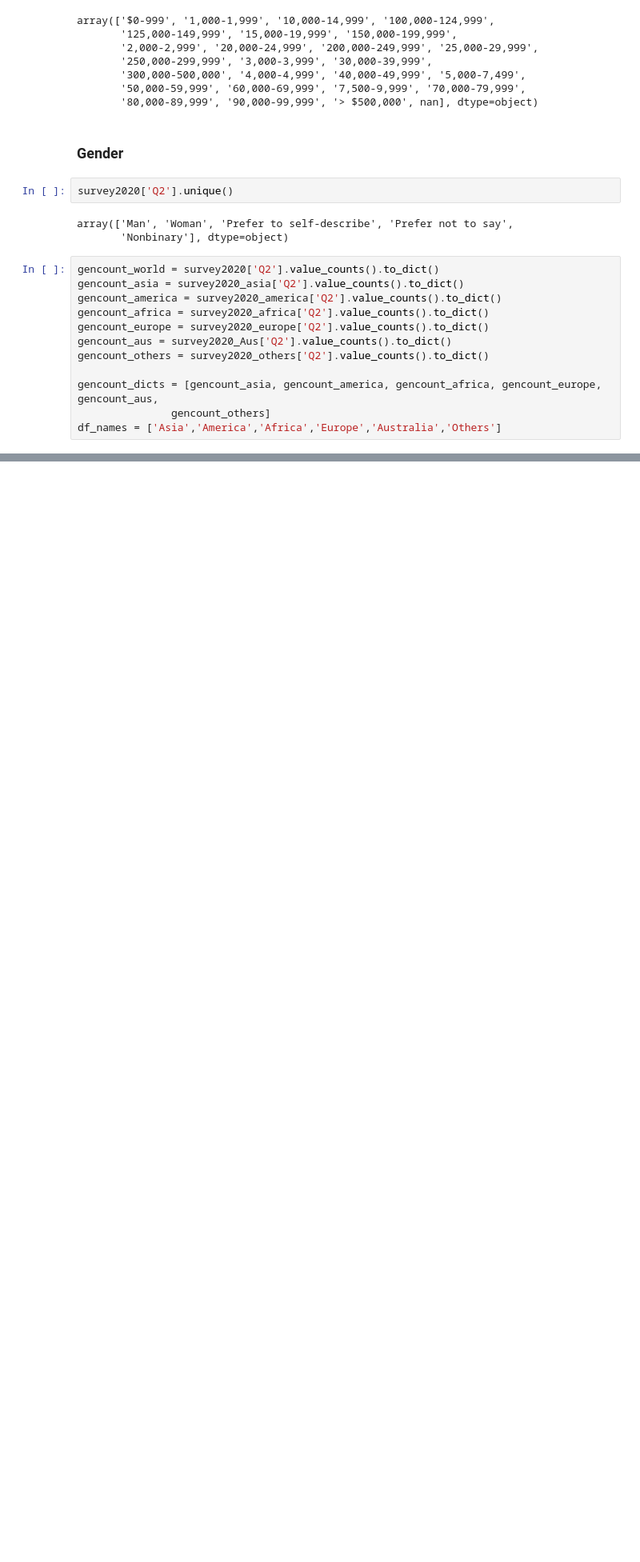
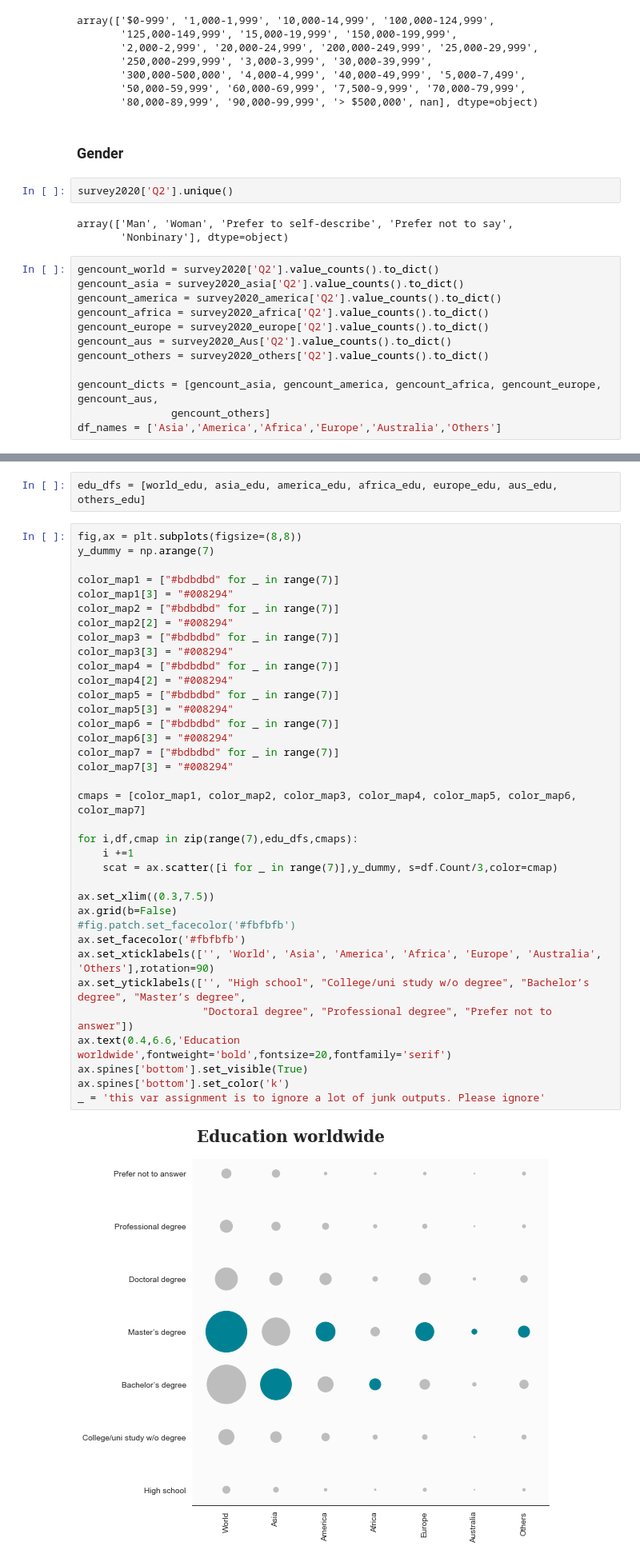
Before and after one commit to anoopm031/kaggle_repo, a Jupyter notebook: Kaggle survey 2020 EDA.ipynb, the cells around one changed output, grey strips where cells are left out. Shown: that part at 80% size. Drawn from its saved outputs; the diff is of its cells as text; blank space fills up the shorter version.

```diff
--- a/Kaggle survey 2020 EDA.ipynb
+++ b/Kaggle survey 2020 EDA.ipynb
@@ -421,0 +462,40 @@ for countdict, title, ax in zip(gencount_dicts,df_names,ax_list):
+# %%
+edu_dfs = [world_edu, asia_edu, america_edu, africa_edu, europe_edu, aus_edu, others_edu]
+# %%
+fig,ax = plt.subplots(figsize=(8,8))
+y_dummy = np.arange(7)
+
+color_map1 = ["#bdbdbd" for _ in range(7)]
+color_map1[3] = "#008294"
+color_map2 = ["#bdbdbd" for _ in range(7)]
+color_map2[2] = "#008294"
+color_map3 = ["#bdbdbd" for _ in range(7)]
+color_map3[3] = "#008294"
+color_map4 = ["#bdbdbd" for _ in range(7)]
+color_map4[2] = "#008294"
+color_map5 = ["#bdbdbd" for _ in range(7)]
+color_map5[3] = "#008294"
+color_map6 = ["#bdbdbd" for _ in range(7)]
+color_map6[3] = "#008294"
+color_map7 = ["#bdbdbd" for _ in range(7)]
+color_map7[3] = "#008294"
+
+cmaps = [color_map1, color_map2, color_map3, color_map4, color_map5, color_map6, color_map7]
+
+for i,df,cmap in zip(range(7),edu_dfs,cmaps):
+    i +=1
+    scat = ax.scatter([i for _ in range(7)],y_dummy, s=df.Count/3,color=cmap)
+
+ax.set_xlim((0.3,7.5))
+ax.grid(b=False)
+#fig.patch.set_facecolor('#fbfbfb')
+ax.set_facecolor('#fbfbfb')
+ax.set_xticklabels(['', 'World', 'Asia', 'America', 'Africa', 'Europe', 'Australia', 'Others'],rotation=90)
+ax.set_yticklabels(['', "High school", "College/uni study w/o degree", "Bachelor’s degree", "Master’s degree",
+                    "Doctoral degree", "Professional degree", "Prefer not to answer"])
+ax.text(0.4,6.6,'Education worldwide',fontweight='bold',fontsize=20,fontfamily='serif')
+ax.spines['bottom'].set_visible(True)
+ax.spines['bottom'].set_color('k')
+_ = 'this var assignment is to ignore a lot of junk outputs. Please ignore'
+# %% [output]
+[figure, added]
```
Also changed, not shown: parts of 18 cells of this notebook, 1 other file.
